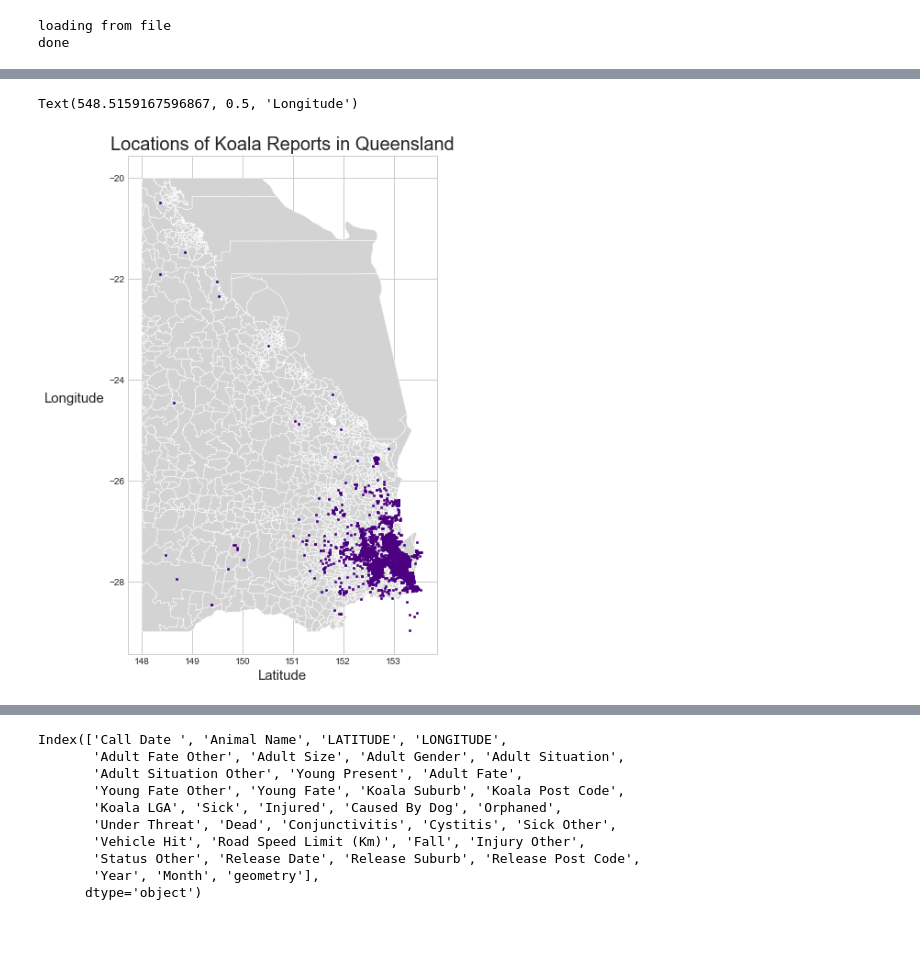
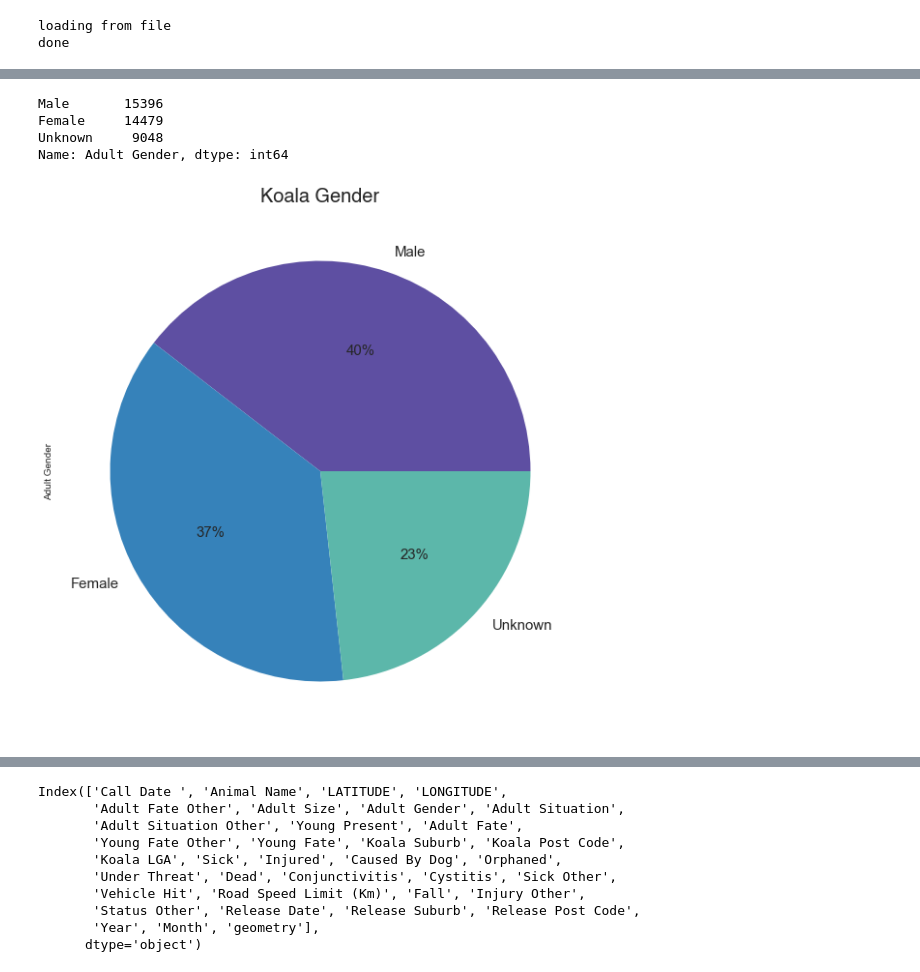
Before and after one commit to joelnorman99/Open-Data-Project, a Jupyter notebook: Koala Hospital Data.ipynb, the cells around one changed output, grey strips where cells are left out. Saved outputs shown, nothing was run; the diff lists cells and outputs as text; code cells hidden in the pictures; blank space fills up the shorter version.

```diff
--- a/Koala Hospital Data.ipynb
+++ b/Koala Hospital Data.ipynb
@@ -75,3 +79,20 @@ koala_data.head()
+# %%
+def pie():
+
+    print(koala_data["Adult Gender"].value_counts())
+    color = plt.cm.Spectral_r(np.linspace(0, 1, 12))
+    koala_data["Adult Gender"].value_counts().plot(kind="pie", fontsize=15, autopct='%1.0f%%', colors=color)
+    plt.title("Koala Gender", fontsize=20, family= h)
+
+    return plt.show()
+# %%
+pie()
+# %% [output]
+Male       15396
+Female     14479
+Unknown     9048
+Name: Adult Gender, dtype: int64
+[figure, added]
 # %%
 # Create a custom polygon
 polygon = Polygon([(148, -29), (148, -20), (154, -20), (154, -29), (148, -29)])
@@ -92,14 +113,14 @@ gdf = gp.GeoDataFrame(koala_data, geometry=gp.points_from_xy(koala_data.LONGITUD
 poly_gdf = gp.GeoDataFrame([1], geometry=[polygon], crs=gdf.crs)
 gdf_clipped = gp.clip(gdf, polygon)
 
-fig, ax = plt.subplots()
-ax.set_aspect('equal')
+def location():
+    fig, ax = plt.subplots()
+    ax.set_aspect('equal')
 
-QLD_clipped.plot(ax=ax, color = 'lightgrey',edgecolor='white')
-gdf_clipped.plot(ax=ax, color= 'indigo', marker=".", markersize=25)
-ax.set_title("Locations of Koala Reports in Queensland", fontsize=20)
-plt.xlabel('Latitude', fontsize=15)
-plt.ylabel('Longitude', rotation='horizontal',ha='right', fontsize=15)
+    QLD_clipped.plot(ax=ax, color = 'lightgrey',edgecolor='white')
+    gdf_clipped.plot(ax=ax, color= 'indigo', marker=".", markersize=25)
+    ax.set_title("Locations of Koala Reports in Queensland", fontsize=20)
+    plt.xlabel('Latitude', fontsize=15)
+    plt.ylabel('Longitude', rotation='horizontal',ha='right', fontsize=15)
+
+    return plt.show()
-# %% [output]
-Text(548.5159167596867, 0.5, 'Longitude')
-[figure, removed]
```
Also changed, not shown: parts of 19 cells of this notebook.
